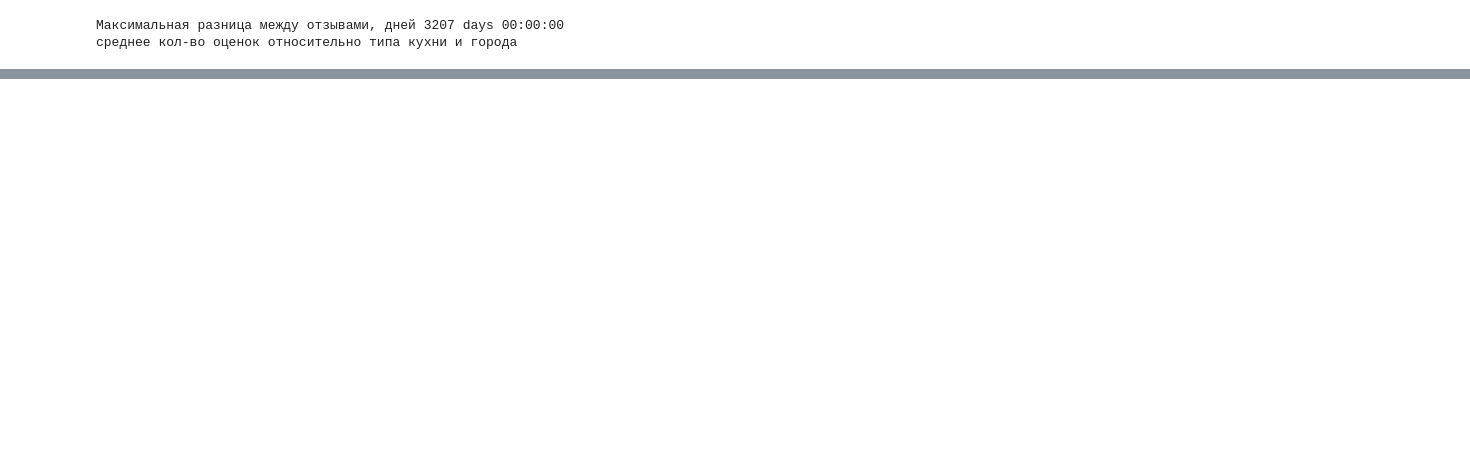
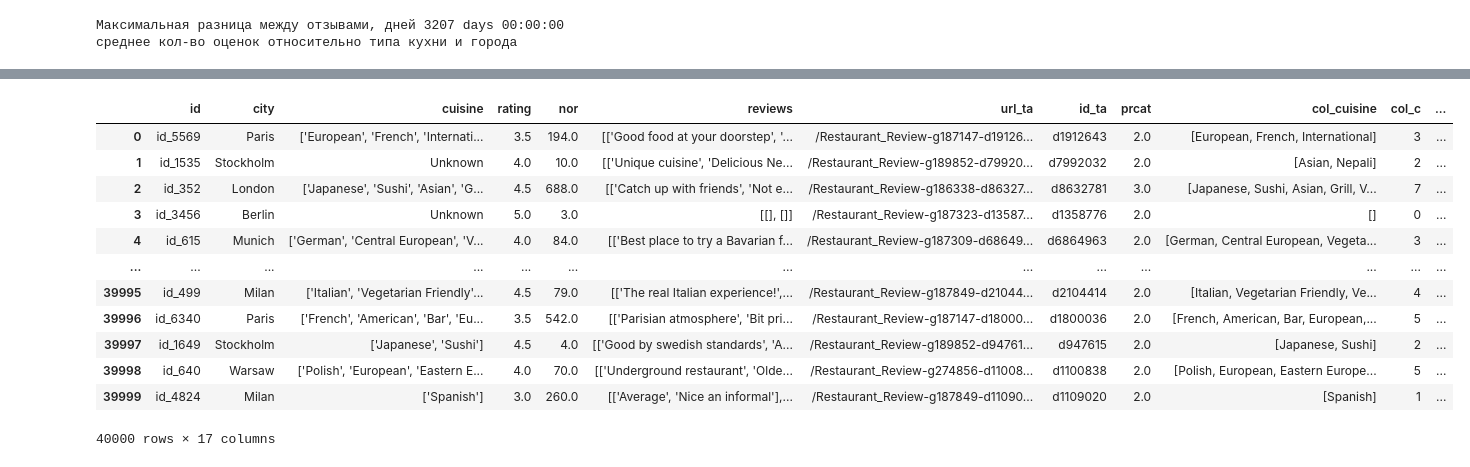
Before and after one commit to maximka1980/SF_DSPRO, a Jupyter notebook: module_3/project3.ipynb, the cells around one changed output, grey strips where cells are left out. Drawn from its saved outputs; the diff is of its cells as text; code cells hidden in the pictures; blank space fills up the shorter version.

```diff
--- a/module_3/project3.ipynb
+++ b/module_3/project3.ipynb
@@ -531,3 +532,30 @@ Length: 16535, dtype: int64
 % пропусков в city_le 0.0
+# %%
+# Создадим признак - количество ресторанов в городе city_restaurants
+per_city_dict = dict(df['city'].value_counts())
+
+df['city_restaurants'] = df.city.map(per_city_dict)
+df['ranking']=df333['ranking']
+# Добавим признак - нормализованный ранг ranking_norm
+df['rank_norm'] = df.ranking / df.city_restaurants
+
+# Оставим для обучения модели только нормализованны ранг
+df.drop(['ranking'], axis=1, inplace=True)
+
+df
+# %% [output]
+|  | id | city | cuisine | rating | nor | reviews | url_ta | id_ta | prcat | col_cuisine | col_c | ... |
+| 0 | id_5569 | Paris | ['European', 'French', 'Internati... | 3.5 | 194.0 | [['Good food at your doorstep', '... | /Restaurant_Review-g187147-d19126... | d1912643 | 2.0 | [European, French, International] | 3 | ... |
+| 1 | id_1535 | Stockholm | Unknown | 4.0 | 10.0 | [['Unique cuisine', 'Delicious Ne... | /Restaurant_Review-g189852-d79920... | d7992032 | 2.0 | [Asian, Nepali] | 2 | ... |
+| 2 | id_352 | London | ['Japanese', 'Sushi', 'Asian', 'G... | 4.5 | 688.0 | [['Catch up with friends', 'Not e... | /Restaurant_Review-g186338-d86327... | d8632781 | 3.0 | [Japanese, Sushi, Asian, Grill, V... | 7 | ... |
+| 3 | id_3456 | Berlin | Unknown | 5.0 | 3.0 | [[], []] | /Restaurant_Review-g187323-d13587... | d1358776 | 2.0 | [] | 0 | ... |
+| 4 | id_615 | Munich | ['German', 'Central European', 'V... | 4.0 | 84.0 | [['Best place to try a Bavarian f... | /Restaurant_Review-g187309-d68649... | d6864963 | 2.0 | [German, Central European, Vegeta... | 3 | ... |
+| ... | ... | ... | ... | ... | ... | ... | ... | ... | ... | ... | ... | ... |
+| 39995 | id_499 | Milan | ['Italian', 'Vegetarian Friendly'... | 4.5 | 79.0 | [['The real Italian experience!',... | /Restaurant_Review-g187849-d21044... | d2104414 | 2.0 | [Italian, Vegetarian Friendly, Ve... | 4 | ... |
+| 39996 | id_6340 | Paris | ['French', 'American', 'Bar', 'Eu... | 3.5 | 542.0 | [['Parisian atmosphere', 'Bit pri... | /Restaurant_Review-g187147-d18000... | d1800036 | 2.0 | [French, American, Bar, European,... | 5 | ... |
+| 39997 | id_1649 | Stockholm | ['Japanese', 'Sushi'] | 4.5 | 4.0 | [['Good by swedish standards', 'A... | /Restaurant_Review-g189852-d94761... | d947615 | 2.0 | [Japanese, Sushi] | 2 | ... |
+| 39998 | id_640 | Warsaw | ['Polish', 'European', 'Eastern E... | 4.0 | 70.0 | [['Underground restaurant', 'Olde... | /Restaurant_Review-g274856-d11008... | d1100838 | 2.0 | [Polish, European, Eastern Europe... | 5 | ... |
+| 39999 | id_4824 | Milan | ['Spanish'] | 3.0 | 260.0 | [['Average', 'Nice an informal'],... | /Restaurant_Review-g187849-d11090... | d1109020 | 2.0 | [Spanish] | 1 | ... |
+40000 rows × 17 columns
 # %%
 df.to_csv('final.csv')
```
Also changed, not shown: parts of 12 cells of this notebook, 1 other file.
